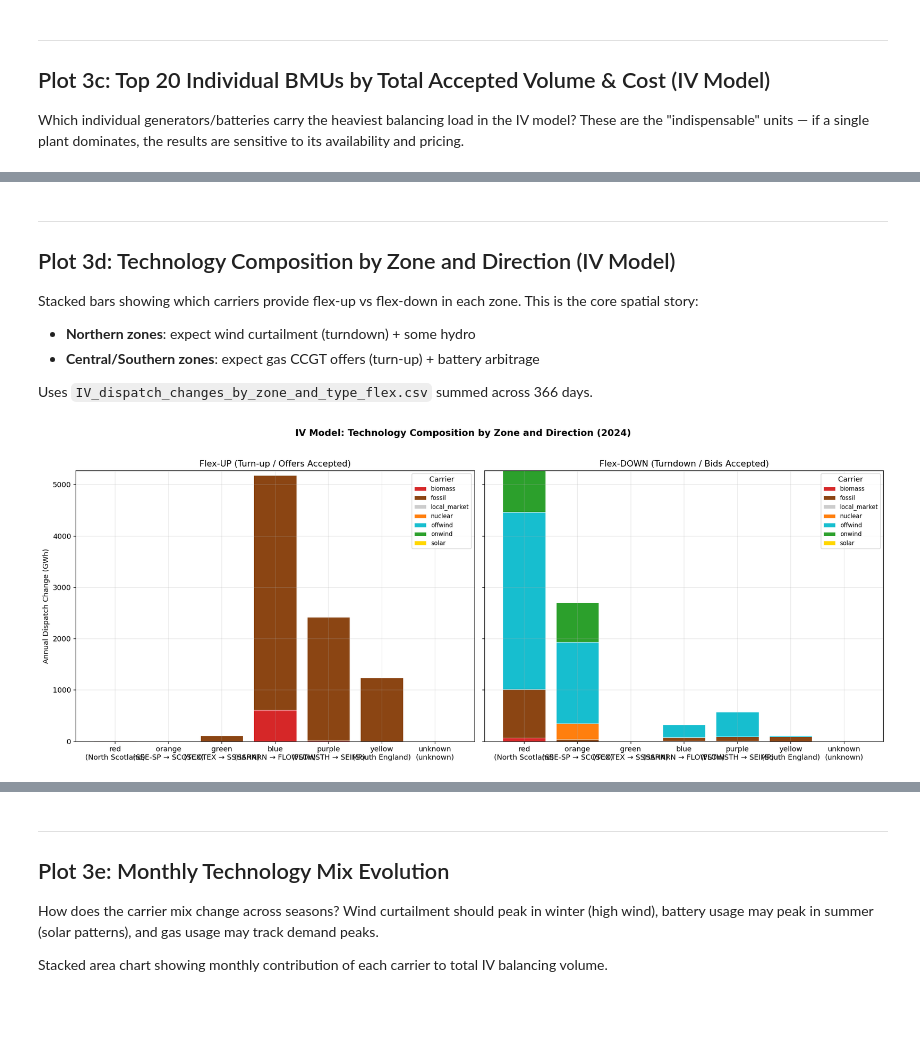
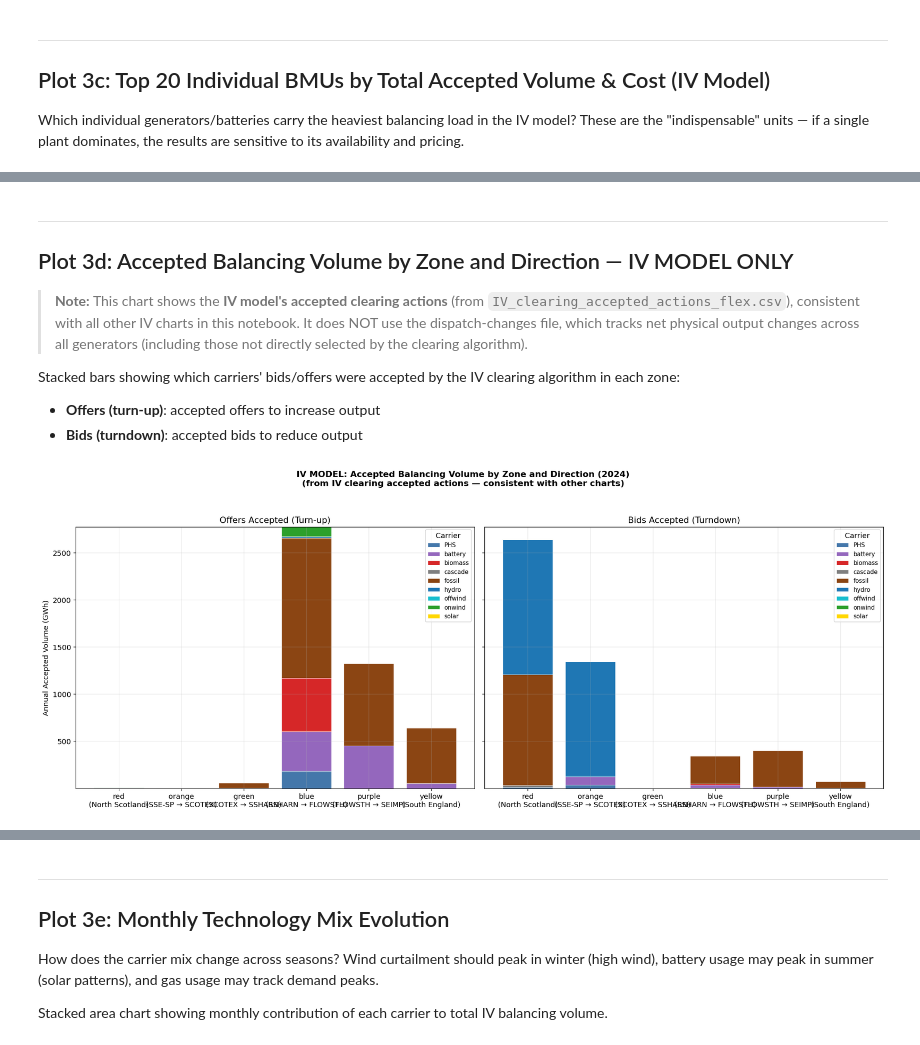
Before and after one commit to IacopoVolpi/MEng_GBPower, a Jupyter notebook: notebooks/IV_technology_mix.ipynb, the cells around one changed output, grey strips where cells are left out. Saved outputs shown, nothing was run; the diff lists cells and outputs as text; code cells hidden in the pictures; blank space fills up the shorter version.

```diff
--- a/notebooks/IV_technology_mix.ipynb
+++ b/notebooks/IV_technology_mix.ipynb
@@ -567,51 +675,40 @@ GLNDO-1        hydro     402.3 GWh        £22.11M     216    £55.0/MWh
 # %% [markdown]
 ---
-## Plot 3d: Technology Composition by Zone and Direction (IV Model)
+## Plot 3d: Accepted Balancing Volume by Zone and Direction — IV MODEL ONLY
 
-Stacked bars showing which carriers provide flex-up vs flex-down in each zone. This is the core spatial story:
-- **Northern zones**: expect wind curtailment (turndown) + some hydro
-- **Central/Southern zones**: expect gas CCGT offers (turn-up) + battery arbitrage
+> **Note:** This chart shows the **IV model's accepted clearing actions** (from `IV_clearing_accepted_actions_flex.csv`), consistent with all other IV charts in this notebook. It does NOT use the dispatch-changes file, which tracks net physical output changes across all generators (including those not directly selected by the clearing algorithm).
 
-Uses `IV_dispatch_changes_by_zone_and_type_flex.csv` summed across 366 days.
+Stacked bars showing which carriers' bids/offers were accepted by the IV clearing algorithm in each zone:
+- **Offers (turn-up)**: accepted offers to increase output
+- **Bids (turndown)**: accepted bids to reduce output
 # %%
-# Load dispatch changes by zone and type for all days
-dispatch_list = []
+# ---- Use iv_actions (accepted clearing actions) for consistency with all other charts ----
+# Previously this used IV_dispatch_changes_by_zone_and_type_flex.csv which tracks
+# the NET physical dispatch change for ALL generators (wholesale vs redispatch),
+# NOT just the units whose bids/offers were accepted by the clearing algorithm.
+# That caused wind to appear dominant in flex-down even though the clearing algorithm
+# rarely accepts wind bids — the wind output changed because of network-level redispatch.
 
-for day_str in tqdm(all_dates, desc="Loading dispatch changes"):
-    fpath = RESULTS_DIR / day_str / 'IV_dispatch_changes_by_zone_and_type_flex.csv'
-    if not fpath.exists():
-        continue
-    try:
-        df = pd.read_csv(fpath)
-        if df.empty:
-            continue
-    except Exception:
-        continue
-    df['date'] = day_str
-    dispatch_list.append(df)
+# Aggregate accepted volume by zone × carrier × direction
+iv_zone_dir = iv_actions.groupby(['zone', 'carrier_type', 'action_type'])['volume_mwh_actual'].sum().reset_index()
 
-dispatch_all = pd.concat(dispatch_list, ignore_index=True)
-
-# Aggregate: sum dispatch_change_mwh by zone × type × direction across the year
-disp_agg = dispatch_all.groupby(['zone', 'type', 'direction'])['dispatch_change_mwh'].sum().reset_index()
-
-# Separate up and down
-disp_up = disp_agg[disp_agg['direction'] == 'up'].copy()
-disp_down = disp_agg[disp_agg['direction'] == 'down'].copy()
+# Separate offers (up) and bids (down)
+iv_up = iv_zone_dir[iv_zone_dir['action_type'] == 'offer'].copy()
+iv_down = iv_zone_dir[iv_zone_dir['action_type'] == 'bid'].copy()
 
 # Pivot for stacked bars
-pivot_up = disp_up.pivot_table(index='zone', columns='type', values='dispatch_change_mwh', fill_value=0)
-pivot_down = disp_down.pivot_table(index='zone', columns='type', values='dispatch_change_mwh', fill_value=0)
+pivot_up = iv_up.pivot_table(index='zone', columns='carrier_type', values='volume_mwh_actual', fill_value=0)
+pivot_down = iv_down.pivot_table(index='zone', columns='carrier_type', values='volume_mwh_actual', fill_value=0)
 
-# Make down absolute for plotting
+# Make down absolute for plotting (bids may already be positive volume)
 pivot_down = pivot_down.abs()
 
-# Reorder zones
+# Reorder zones north→south
 zones_present = [z for z in ZONE_ORDER + ['unknown'] if z in pivot_up.index or z in pivot_down.index]
 pivot_up = pivot_up.reindex(zones_present, fill_value=0)
 pivot_down = pivot_down.reindex(zones_present, fill_value=0)
 
-# Get all carriers across both
+# Get all carriers across both directions
 all_types = sorted(set(list(pivot_up.columns) + list(pivot_down.columns)))
 pivot_up = pivot_up.reindex(columns=all_types, fill_value=0)
 pivot_down = pivot_down.reindex(columns=all_types, fill_value=0)
@@ -621,40 +718,41 @@ fig, axes = plt.subplots(1, 2, figsize=(18, 7), sharey=True)
 # Zone labels with names
 zone_labels = [f"{z}\n({ZONE_NAMES.get(z, z)})" for z in zones_present]
 
-# Plot up
+# Plot offers (turn-up)
 ax = axes[0]
 bottom = np.zeros(len(zones_present))
 for carrier in all_types:
     vals = pivot_up[carrier].values / 1e3  # GWh
     ax.bar(zone_labels, vals, bottom=bottom, label=carrier,
            color=CARRIER_COLORS.get(carrier, '#CCCCCC'), edgecolor='white', linewidth=0.5)
     bottom += vals
 
-ax.set_ylabel('Annual Dispatch Change (GWh)')
-ax.set_title('Flex-UP (Turn-up / Offers Accepted)')
+ax.set_ylabel('Annual Accepted Volume (GWh)')
+ax.set_title('Offers Accepted (Turn-up)')
 ax.legend(title='Carrier', loc='upper right', fontsize=9)
 
-# Plot down
+# Plot bids (turndown)
 ax = axes[1]
 bottom = np.zeros(len(zones_present))
 for carrier in all_types:
     vals = pivot_down[carrier].values / 1e3  # GWh
     ax.bar(zone_labels, vals, bottom=bottom, label=carrier,
            color=CARRIER_COLORS.get(carrier, '#CCCCCC'), edgecolor='white', linewidth=0.5)
     bottom += vals
 
-ax.set_title('Flex-DOWN (Turndown / Bids Accepted)')
+ax.set_title('Bids Accepted (Turndown)')
 ax.legend(title='Carrier', loc='upper right', fontsize=9)
 
-fig.suptitle('IV Model: Technology Composition by Zone and Direction (2024)',
-             fontsize=14, fontweight='bold', y=1.02)
+fig.suptitle('IV MODEL: Accepted Balancing Volume by Zone and Direction (2024)\n'
+             '(from IV clearing accepted actions — consistent with other charts)',
+             fontsize=13, fontweight='bold', y=1.04)
 plt.tight_layout()
 plt.savefig(ROOT / 'notebooks' / 'IV_fig_zone_tech_composition.png', dpi=150, bbox_inches='tight')
 plt.show()
 
-print("\nFlex-Up by zone (GWh):")
+print("\nOffers accepted (turn-up) by zone (GWh):")
 print((pivot_up / 1e3).round(1).to_string())
-print("\nFlex-Down by zone (GWh):")
+print("\nBids accepted (turndown) by zone (GWh):")
 print((pivot_down / 1e3).round(1).to_string())
 # %% [output]
-[figure, old version]
+[figure, new version]
```
Also changed, not shown: parts of 15 cells of this notebook, 53 other files.
